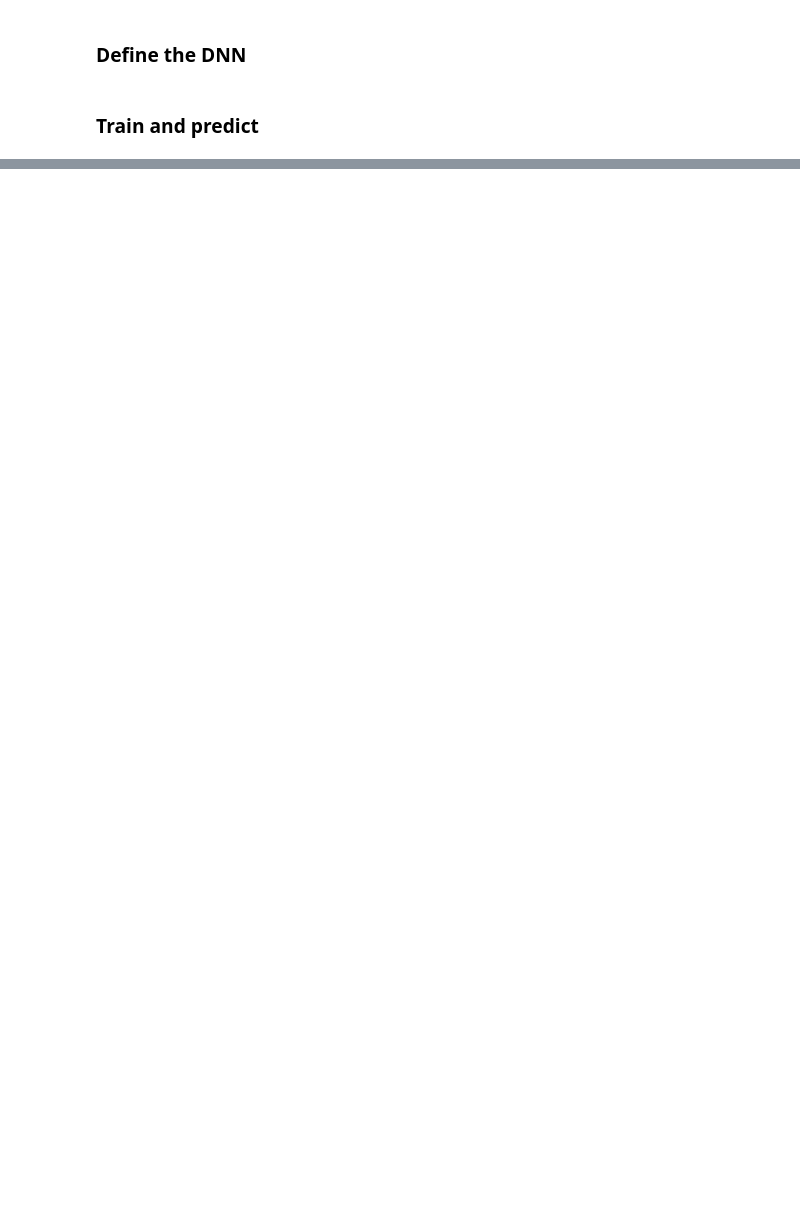
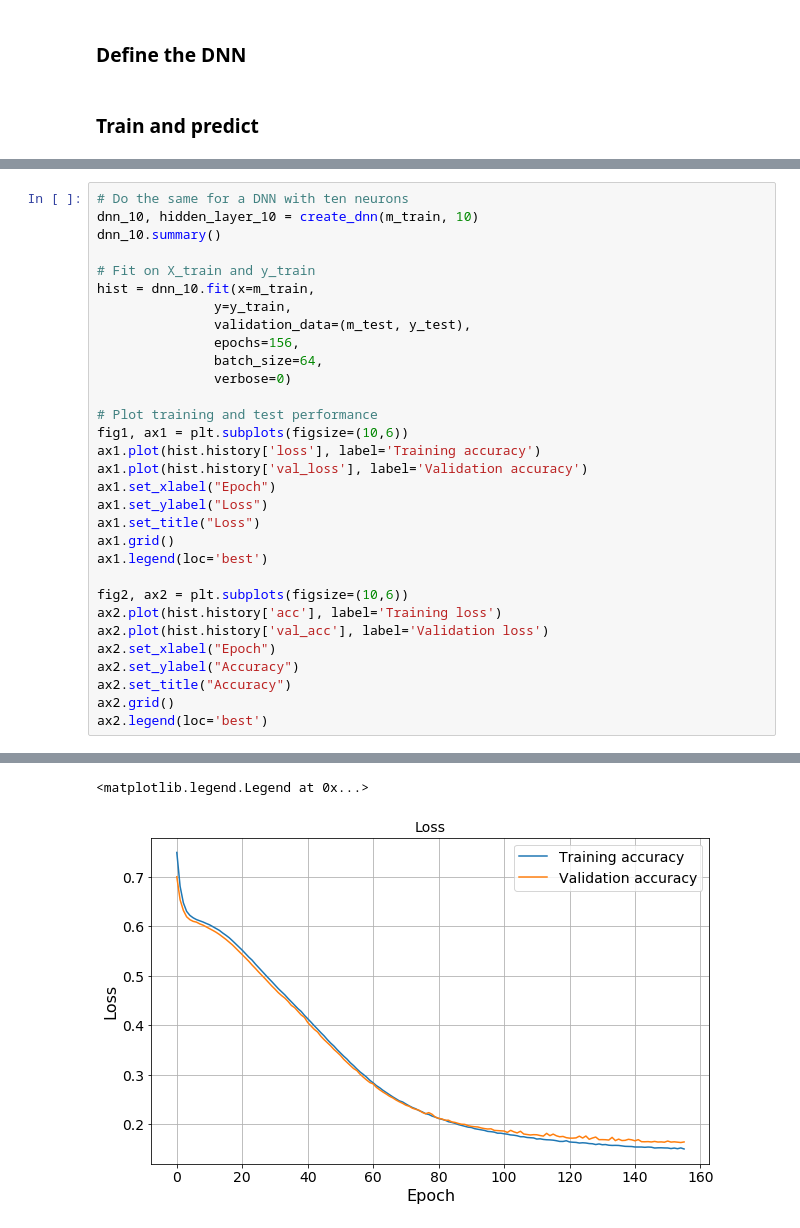
Before and after one commit to elindgren/lfd_project, a Jupyter notebook: Project 2/(Extra) Toy model.ipynb, the cells around one changed output, grey strips where cells are left out. Cells and saved outputs as stored; diff of their text form; blank space fills up the shorter version.

```diff
--- a/Project 2/(Extra) Toy model.ipynb
+++ b/Project 2/(Extra) Toy model.ipynb
@@ -508,0 +274,32 @@ w_star, b_star = train_neuron(m_train, y_train, m_test, y_test, 3)
+# %%
+# Do the same for a DNN with ten neurons
+dnn_10, hidden_layer_10 = create_dnn(m_train, 10)
+dnn_10.summary()
+
+# Fit on X_train and y_train
+hist = dnn_10.fit(x=m_train,
+               y=y_train,
+               validation_data=(m_test, y_test),
+               epochs=156,
+               batch_size=64,
+               verbose=0)
+
+# Plot training and test performance
+fig1, ax1 = plt.subplots(figsize=(10,6))
+ax1.plot(hist.history['loss'], label='Training accuracy')
+ax1.plot(hist.history['val_loss'], label='Validation accuracy')
+ax1.set_xlabel("Epoch")
+ax1.set_ylabel("Loss")
+ax1.set_title("Loss")
+ax1.grid()
+ax1.legend(loc='best')
+
+fig2, ax2 = plt.subplots(figsize=(10,6))
+ax2.plot(hist.history['acc'], label='Training loss')
+ax2.plot(hist.history['val_acc'], label='Validation loss')
+ax2.set_xlabel("Epoch")
+ax2.set_ylabel("Accuracy")
+ax2.set_title("Accuracy")
+ax2.grid()
+ax2.legend(loc='best')
+# %% [output]
@@ -508,0 +319,2 @@ w_star, b_star = train_neuron(m_train, y_train, m_test, y_test, 3)
+<matplotlib.legend.Legend at 0x...>
+[figure, added]
```
Also changed, not shown: parts of 11 cells of this notebook.
